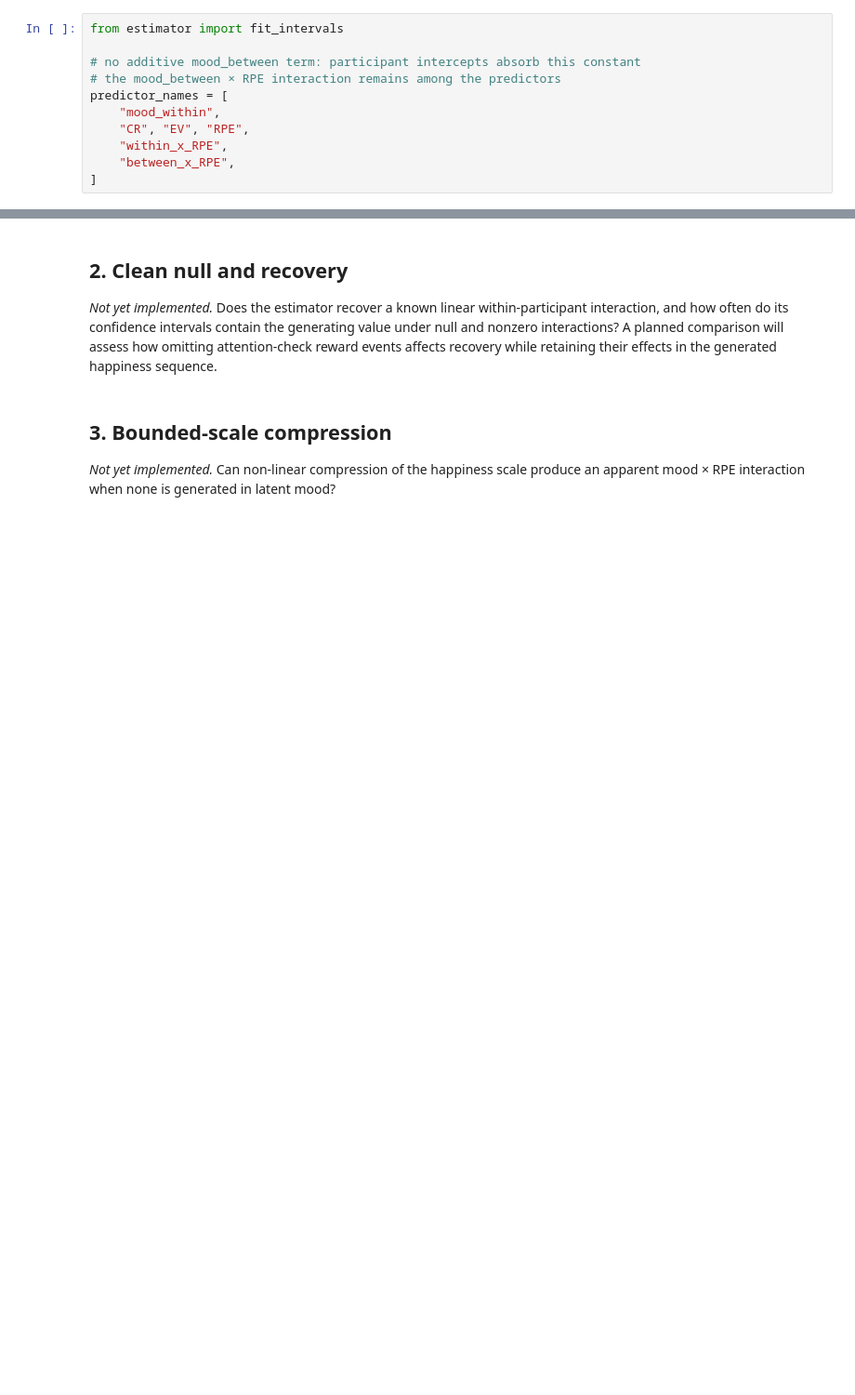
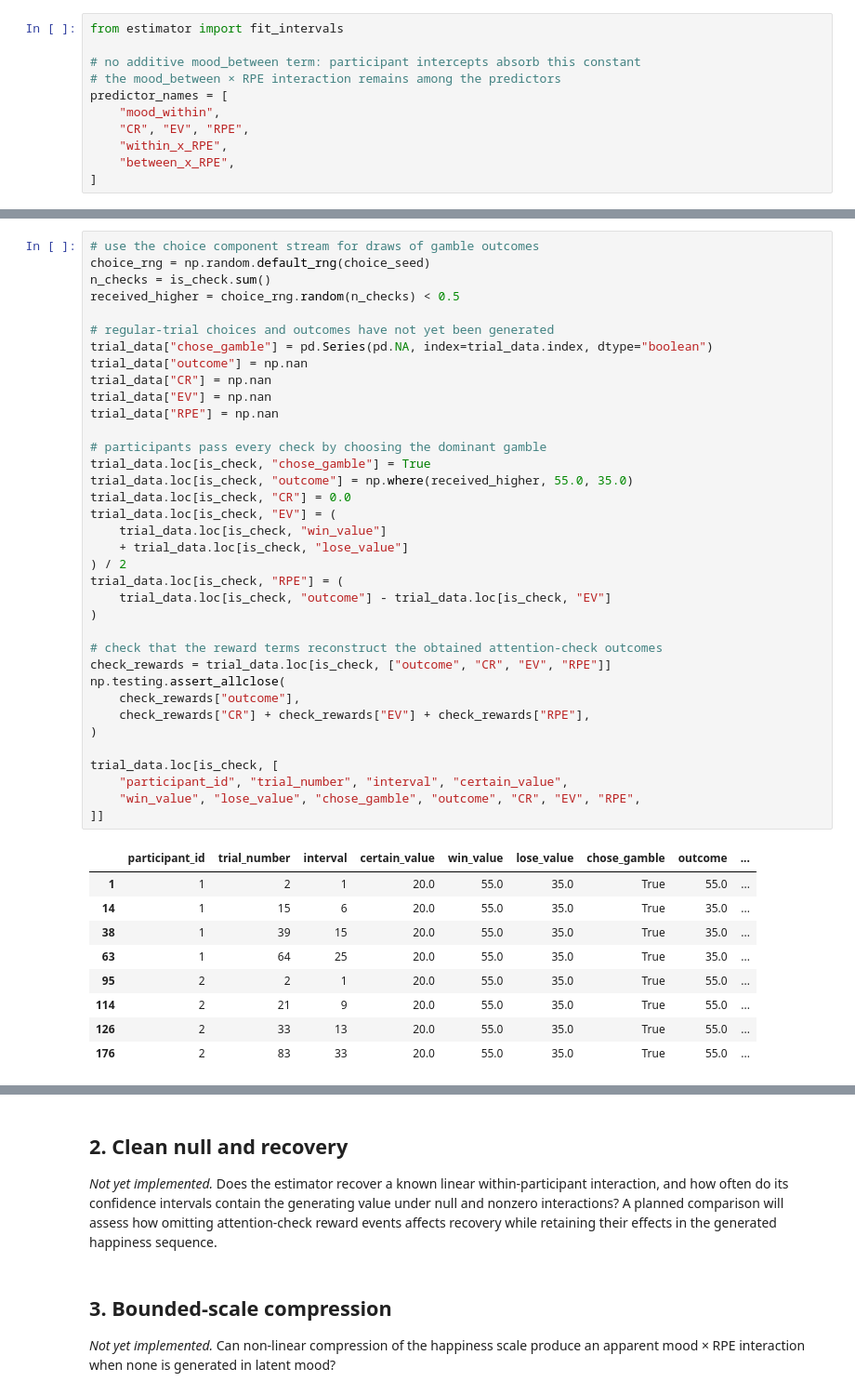
Before and after one commit to gustavbeen/mood-rpe-feasibility, a Jupyter notebook: notebooks/07_wang_model_validity.ipynb, the cells around one changed output, grey strips where cells are left out. Shown at 93% size. Saved outputs shown, nothing was run; the diff lists cells and outputs as text; blank space fills up the shorter version.

```diff
--- a/notebooks/07_wang_model_validity.ipynb
+++ b/notebooks/07_wang_model_validity.ipynb
@@ -58,0 +348,46 @@ predictor_names = [
+# %%
+# use the choice component stream for draws of gamble outcomes
+choice_rng = np.random.default_rng(choice_seed)
+n_checks = is_check.sum()
+received_higher = choice_rng.random(n_checks) < 0.5
+
+# regular-trial choices and outcomes have not yet been generated
+trial_data["chose_gamble"] = pd.Series(pd.NA, index=trial_data.index, dtype="boolean")
+trial_data["outcome"] = np.nan
+trial_data["CR"] = np.nan
+trial_data["EV"] = np.nan
+trial_data["RPE"] = np.nan
+
+# participants pass every check by choosing the dominant gamble
+trial_data.loc[is_check, "chose_gamble"] = True
+trial_data.loc[is_check, "outcome"] = np.where(received_higher, 55.0, 35.0)
+trial_data.loc[is_check, "CR"] = 0.0
+trial_data.loc[is_check, "EV"] = (
+    trial_data.loc[is_check, "win_value"]
+    + trial_data.loc[is_check, "lose_value"]
+) / 2
+trial_data.loc[is_check, "RPE"] = (
+    trial_data.loc[is_check, "outcome"] - trial_data.loc[is_check, "EV"]
+)
+
+# check that the reward terms reconstruct the obtained attention-check outcomes
+check_rewards = trial_data.loc[is_check, ["outcome", "CR", "EV", "RPE"]]
+np.testing.assert_allclose(
+    check_rewards["outcome"],
+    check_rewards["CR"] + check_rewards["EV"] + check_rewards["RPE"],
+)
+
+trial_data.loc[is_check, [
+    "participant_id", "trial_number", "interval", "certain_value",
+    "win_value", "lose_value", "chose_gamble", "outcome", "CR", "EV", "RPE",
+]]
+# %% [output]
+|  | participant_id | trial_number | interval | certain_value | win_value | lose_value | chose_gamble | outcome | ... |
+| 1 | 1 | 2 | 1 | 20.0 | 55.0 | 35.0 | True | 55.0 | ... |
+| 14 | 1 | 15 | 6 | 20.0 | 55.0 | 35.0 | True | 35.0 | ... |
+| 38 | 1 | 39 | 15 | 20.0 | 55.0 | 35.0 | True | 35.0 | ... |
+| 63 | 1 | 64 | 25 | 20.0 | 55.0 | 35.0 | True | 35.0 | ... |
+| 95 | 2 | 2 | 1 | 20.0 | 55.0 | 35.0 | True | 55.0 | ... |
+| 114 | 2 | 21 | 9 | 20.0 | 55.0 | 35.0 | True | 55.0 | ... |
+| 126 | 2 | 33 | 13 | 20.0 | 55.0 | 35.0 | True | 55.0 | ... |
+| 176 | 2 | 83 | 33 | 20.0 | 55.0 | 35.0 | True | 55.0 | ... |
```
Also changed, not shown: parts of 23 cells of this notebook.
